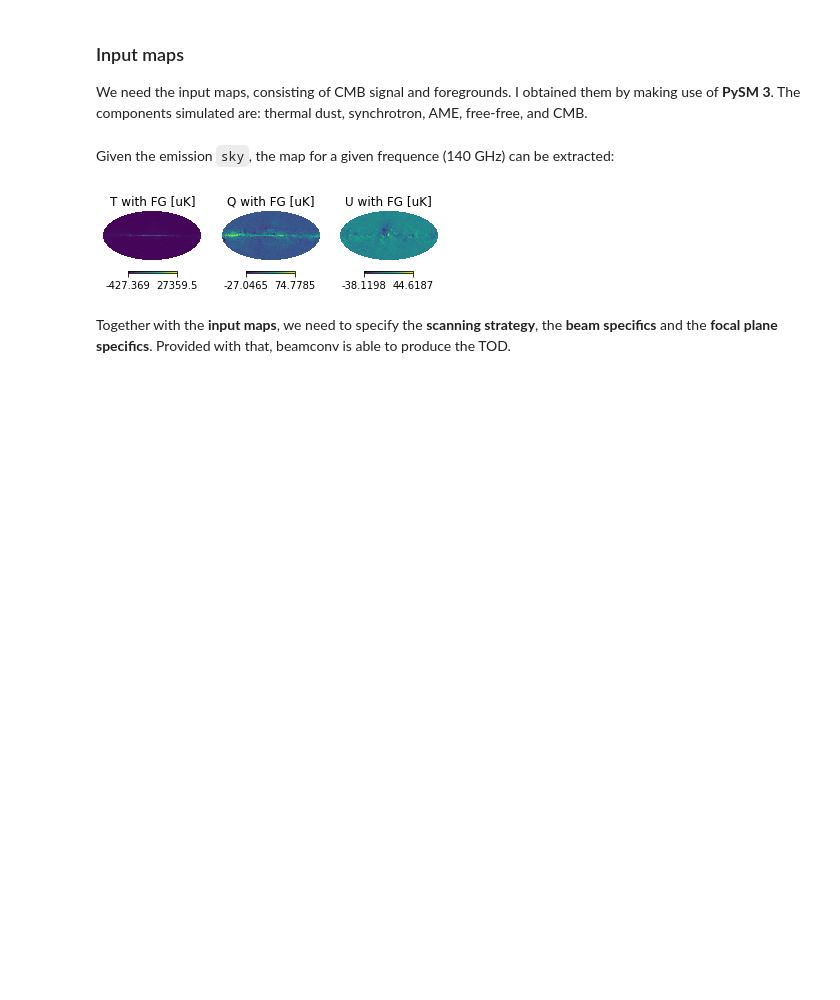
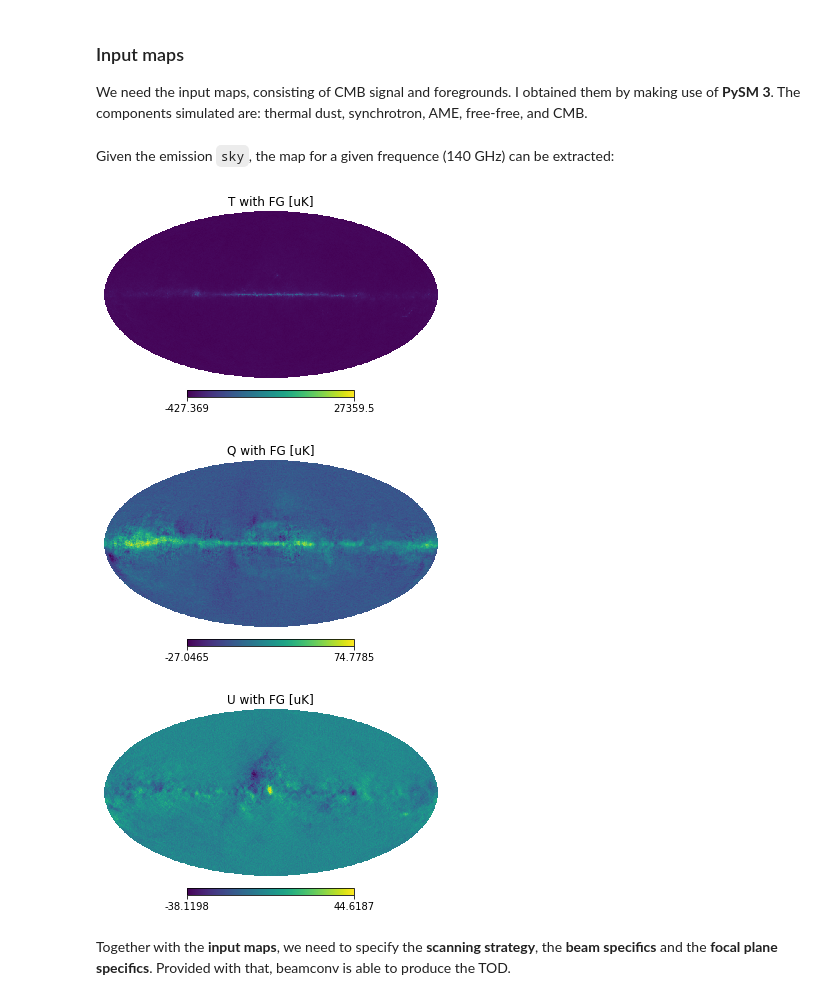
Before and after one commit to martamonelli/beamconv_tidy, a Jupyter notebook: beamconv/demo_PySM_IMO_non-idealities_dipole.ipynb, the cells around one changed output. Saved outputs shown, nothing was run; the diff lists cells and outputs as text; code cells hidden in the pictures; blank space fills up the shorter version.

Commit message:
plotting stuff

```diff
--- a/beamconv/demo_PySM_IMO_non-idealities_dipole.ipynb
+++ b/beamconv/demo_PySM_IMO_non-idealities_dipole.ipynb
@@ -55,24 +55,26 @@ Given the emission <code>sky</code>, the map for a given frequence (140 GHz) can
 # %%
 nu = 140 # since I'll be using the M1-140 channel
 lmax = 256
 map_FG = sky.get_emission(nu * u.GHz)
 alm_FG = hp.map2alm(map_FG, lmax=lmax)
 
 # alm coefficients for the static dipole
 #alm_FG[0,hp.sphtfunc.Alm.getidx(lmax,1,0)] = 5.124              # Adding the static dipole (a_10)
 #alm_FG[0,hp.sphtfunc.Alm.getidx(lmax,1,1)] = (0.3384 - 3.215j)  # Adding the static dipole (a_11)
 
 # plotting input maps
-fig, (ax1, ax2, ax3) = plt.subplots(ncols=3)
-plt.axes(ax1)
 hp.mollview(map_FG[0],title='T with FG [uK]', hold=True, cmap=cmap_viridis)
-plt.axes(ax2)
+plt.show()
+
 hp.mollview(map_FG[1],title='Q with FG [uK]', hold=True, cmap=cmap_viridis)
-plt.axes(ax3)
+plt.show()
+
 hp.mollview(map_FG[2],title='U with FG [uK]', hold=True, cmap=cmap_viridis)
 plt.show()
 # %% [output]
-[figure, old version]
+[figure, new version]
+[figure, added]
+[figure, added]
 # %% [markdown]
 Together with the <b>input maps</b>, we need to specify the <b>scanning strategy</b>, the <b>beam specifics</b> and the <b>focal plane specifics</b>. Provided with that, beamconv is able to produce the TOD.
 # %% [markdown]
```
Also changed, not shown: 1 other file.
